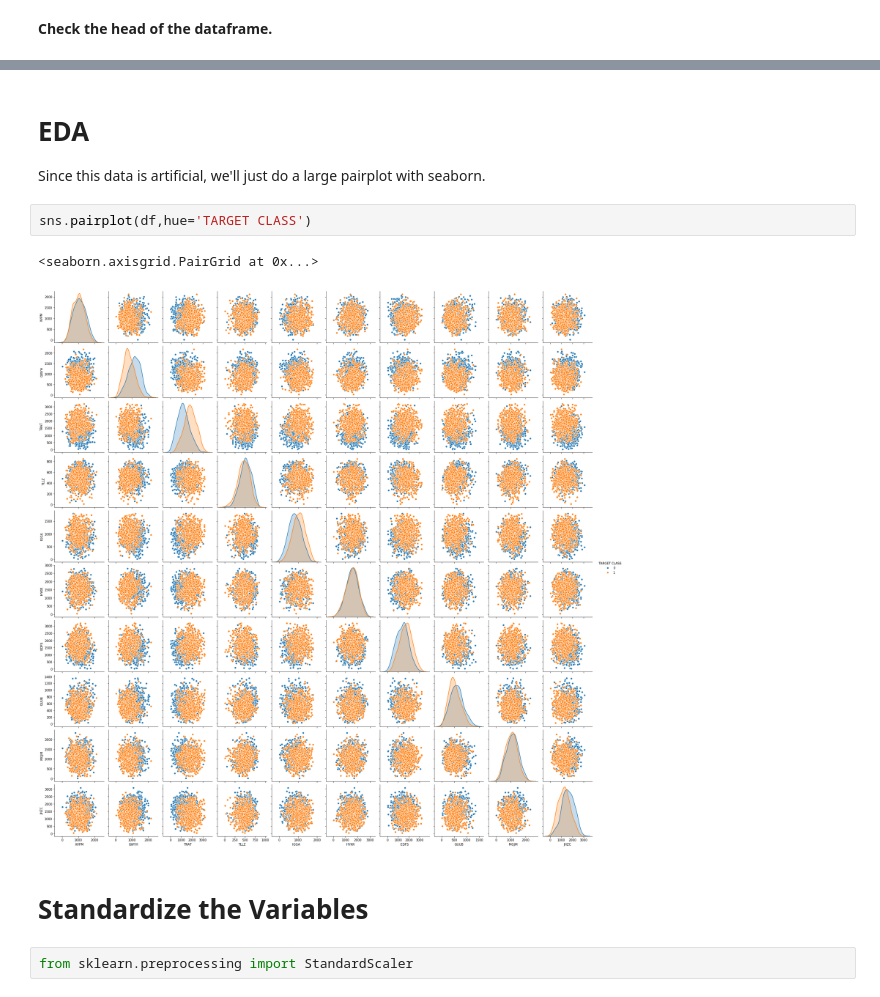
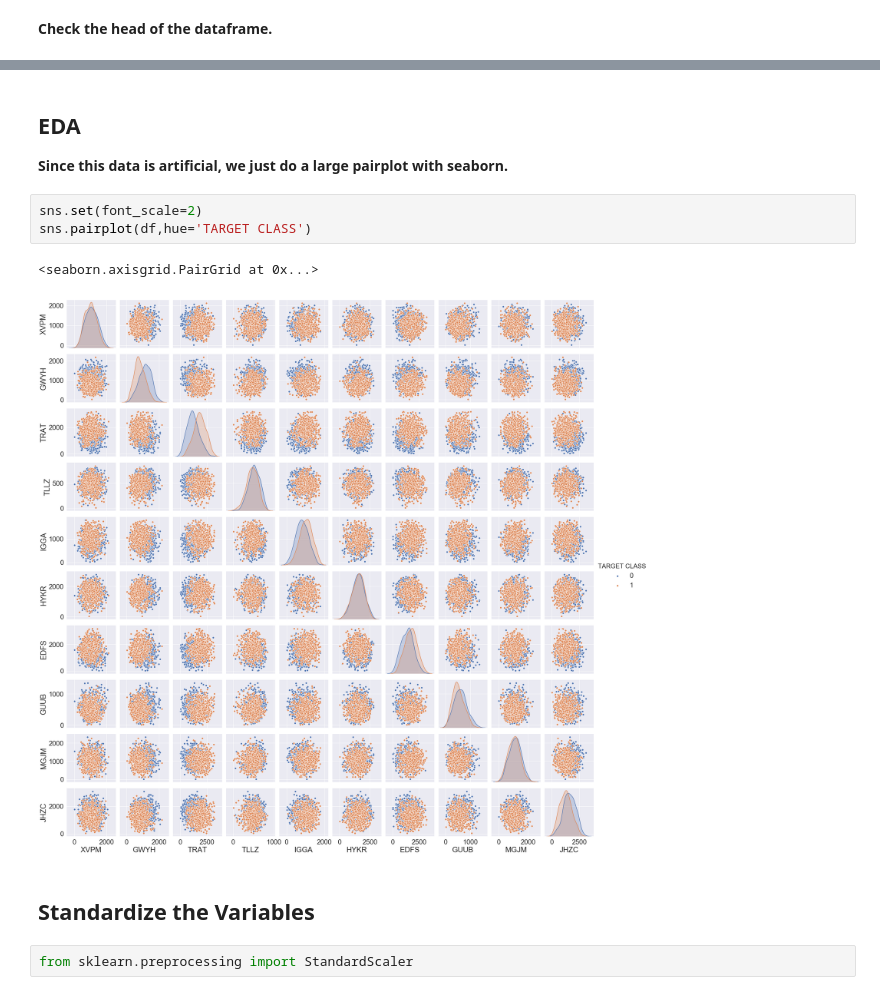
Before and after one commit to NinaPacifico/Classified-Data, a Jupyter notebook: K Nearest Neighbors Project.ipynb, the cells around one changed output, grey strips where cells are left out. Cells and saved outputs as stored; diff of their text form.

```diff
--- a/K Nearest Neighbors Project.ipynb
+++ b/K Nearest Neighbors Project.ipynb
@@ -31,16 +24,17 @@ df.head()
 | 3 | 1059.347542 | 1066.866418 | 612.000041 | 480.827789 | 419.467495 | 685.666983 | 852.867810 | 341.664784 | 1154.391368 | 1450.935357 | ... |
 | 4 | 1018.340526 | 1313.679056 | 950.622661 | 724.742174 | 843.065903 | 1370.554164 | 905.469453 | 658.118202 | 539.459350 | 1899.850792 | ... |
 # %% [markdown]
-# EDA
+## EDA
 
-Since this data is artificial, we'll just do a large pairplot with seaborn.
+**Since this data is artificial, we just do a large pairplot with seaborn.**
 # %%
+sns.set(font_scale=2)
 sns.pairplot(df,hue='TARGET CLASS')
 # %% [output]
 <seaborn.axisgrid.PairGrid at 0x...>
-[figure, old version]
+[figure, new version]
 # %% [markdown]
-# Standardize the Variables
+## Standardize the Variables
 # %%
 from sklearn.preprocessing import StandardScaler
 # %%
```
Also changed, not shown: parts of 14 cells of this notebook.
